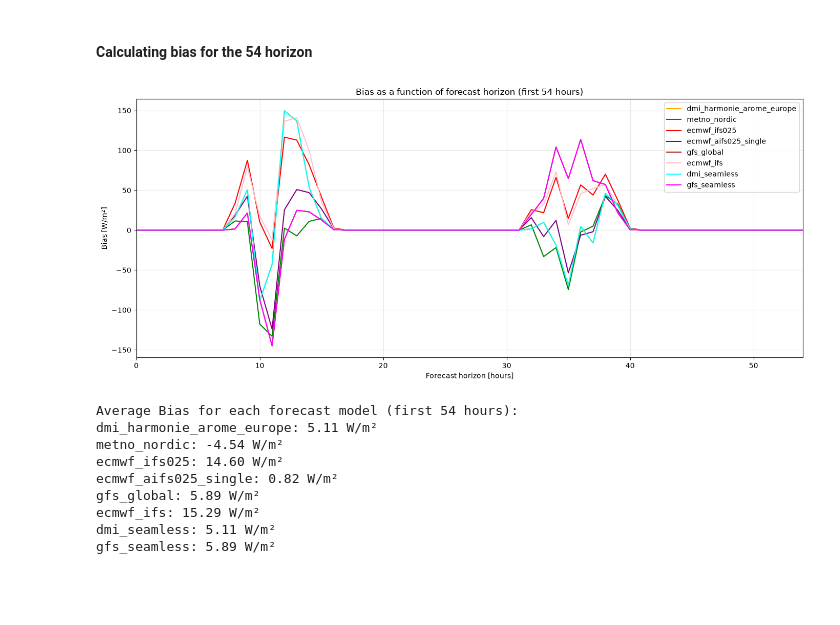
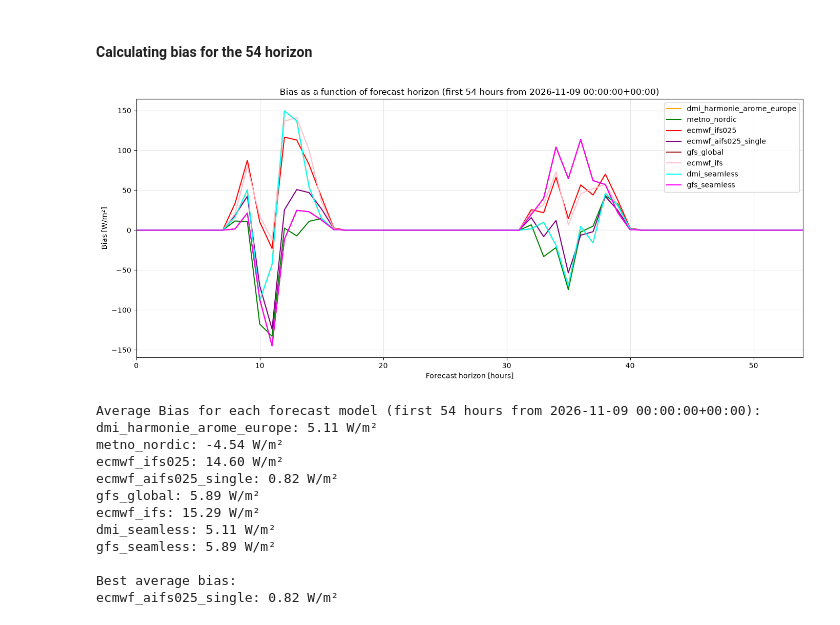
Before and after one commit to karlarye/Forecast-Solar-Assignment, a Jupyter notebook: assignment.ipynb, the cells around one changed output. Saved outputs shown, nothing was run; the diff lists cells and outputs as text; code cells hidden in the pictures; blank space fills up the shorter version.

```diff
--- a/assignment.ipynb
+++ b/assignment.ipynb
@@ -171,8 +171,8 @@ NB: Husk!!! At det measured data skal overlappe med forecast dataet for at neden
 # %%
 # Plotting the forecast data against the measured data
 
-col_names = ['dmi_harmonie_arome_europe', 'metno_nordic', 'ecmwf_ifs025',
-             'ecmwf_aifs025_single', 'gfs_global', 'ecmwf_ifs', 'dmi_seamless', 'gfs_seamless']
+# All columns, excluding the last two as these are duplicates
+col_names =  forecast_data.columns.tolist()
 
 colors = ['orange', 'green', 'red', 'purple', 'brown', 'pink', 'cyan', 'magenta']
 
@@ -182,6 +182,10 @@ end = start + pd.Timedelta(hours=54)
 fc = forecast_data.loc[start:end]
 measured = dmi_data['ghi'].loc[start:end]
 
+# Restrict to daylight hours - daylight = at least one model predicts GHI > 0
+mask_day = fc[col_names].max(axis=1) > 0
+fc = fc.loc[mask_day]
+measured = measured.loc[mask_day]
 
 fig, ax = plt.subplots(figsize=(14, 6))
 
@@ -277,37 +288,41 @@ gfs_seamless: 14.74 W/m²
 fig, ax = plt.subplots(figsize=(14, 6))
 bias_summary = {}
 
 for name, color in zip(col_names, colors):
 
     pv_res = fc[name] - measured
 
     bias_by_horizon = pv_res.groupby(fc['forecast_horizon']).mean()
 
     bias_summary[name] = bias_by_horizon.mean()
 
     ax.plot(
         bias_by_horizon.index,
         bias_by_horizon.values,
         label=name,
         color=color
     )
 
 ax.set_xlabel('Forecast horizon [hours]')
 ax.set_ylabel('Bias [W/m²]')
-ax.set_title('Bias as a function of forecast horizon (first 54 hours)')
+ax.set_title(f'Bias as a function of forecast horizon (first 54 hours from {forecast_data.index[0]})')
 ax.set_xlim(0, 54)
 ax.legend()
 ax.grid(alpha=0.3)
 
 plt.tight_layout()
 plt.show()
 
-print("Average Bias for each forecast model (first 54 hours):")
+print(f"Average Bias for each forecast model (first 54 hours from {forecast_data.index[0]}):")
 for name, bias in bias_summary.items():
     print(f"{name}: {bias:.2f} W/m²")
+
+print("\nBest average bias:")
+lowest_bias_model = min(bias_summary, key=lambda x: abs(bias_summary[x]))
+print(f"{lowest_bias_model}: {bias_summary[lowest_bias_model]:.2f} W/m²")
 # %% [output]
-[figure, old version]
+[figure, new version]
-Average Bias for each forecast model (first 54 hours):
+Average Bias for each forecast model (first 54 hours from 2026-11-09 00:00:00+00:00):
 dmi_harmonie_arome_europe: 5.11 W/m²
 metno_nordic: -4.54 W/m²
 ecmwf_ifs025: 14.60 W/m²
@@ -316,3 +331,6 @@ gfs_global: 5.89 W/m²
 ecmwf_ifs: 15.29 W/m²
 dmi_seamless: 5.11 W/m²
 gfs_seamless: 5.89 W/m²
+
+Best average bias:
+ecmwf_aifs025_single: 0.82 W/m²
```
Also changed, not shown: parts of 6 cells of this notebook.
